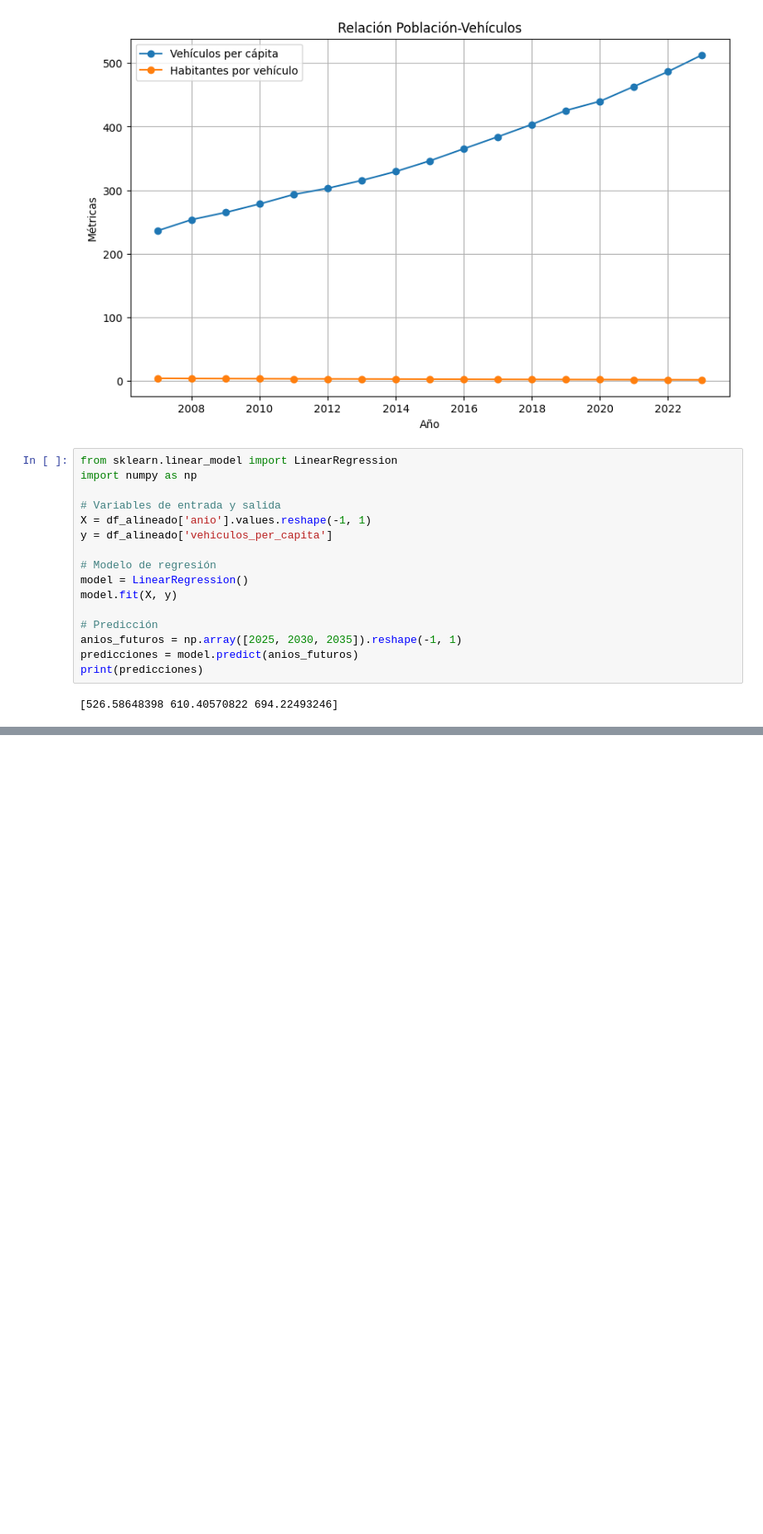
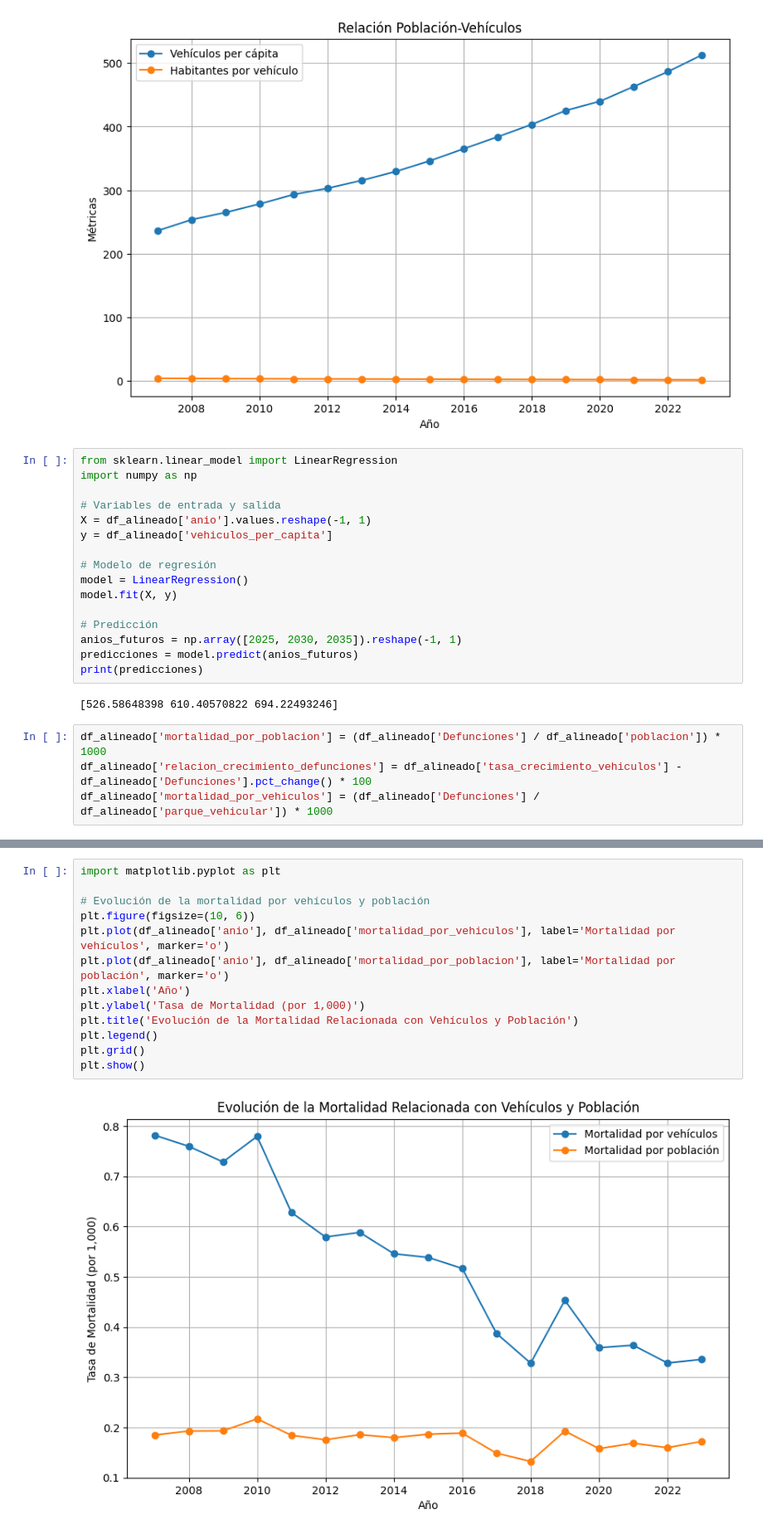
Before and after one commit to ngcarvajall/Accidentes_mortales_RD, a Jupyter notebook: Notebooks/Correlacion.ipynb, the cells around one changed output, grey strips where cells are left out. Shown at 83% size. Cells and saved outputs as stored; diff of their text form; blank space fills up the shorter version.

Commit message:
relaciones entre variables

```diff
--- a/Notebooks/Correlacion.ipynb
+++ b/Notebooks/Correlacion.ipynb
@@ -173,3 +170,7 @@ predicciones = model.predict(anios_futuros)
 print(predicciones)
 # %% [output]
 [526.58648398 610.40570822 694.22493246]
+# %%
+df_alineado['mortalidad_por_poblacion'] = (df_alineado['Defunciones'] / df_alineado['poblacion']) * 1000
+df_alineado['relacion_crecimiento_defunciones'] = df_alineado['tasa_crecimiento_vehiculos'] - df_alineado['Defunciones'].pct_change() * 100
+df_alineado['mortalidad_por_vehiculos'] = (df_alineado['Defunciones'] / df_alineado['parque_vehicular']) * 1000
@@ -175,0 +198,15 @@ print(predicciones)
+# %%
+import matplotlib.pyplot as plt
+
+# Evolución de la mortalidad por vehículos y población
+plt.figure(figsize=(10, 6))
+plt.plot(df_alineado['anio'], df_alineado['mortalidad_por_vehiculos'], label='Mortalidad por vehículos', marker='o')
+plt.plot(df_alineado['anio'], df_alineado['mortalidad_por_poblacion'], label='Mortalidad por población', marker='o')
+plt.xlabel('Año')
+plt.ylabel('Tasa de Mortalidad (por 1,000)')
+plt.title('Evolución de la Mortalidad Relacionada con Vehículos y Población')
+plt.legend()
+plt.grid()
+plt.show()
+# %% [output]
+[figure, added]
```
Also changed, not shown: parts of 5 cells of this notebook.
